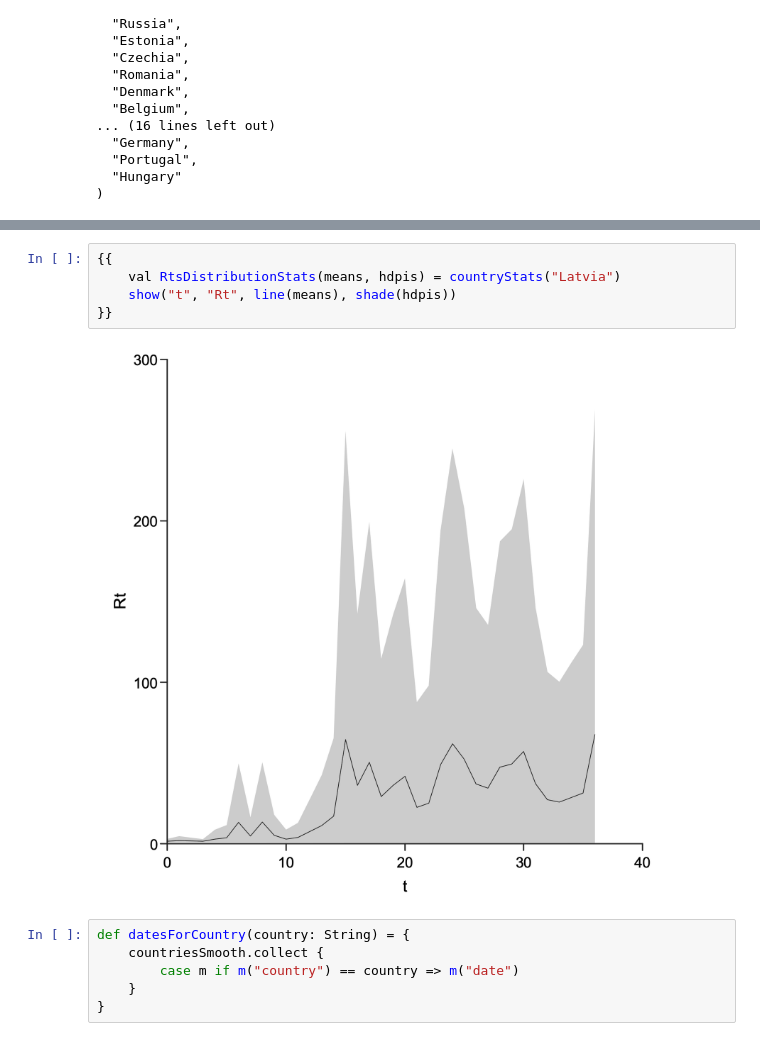
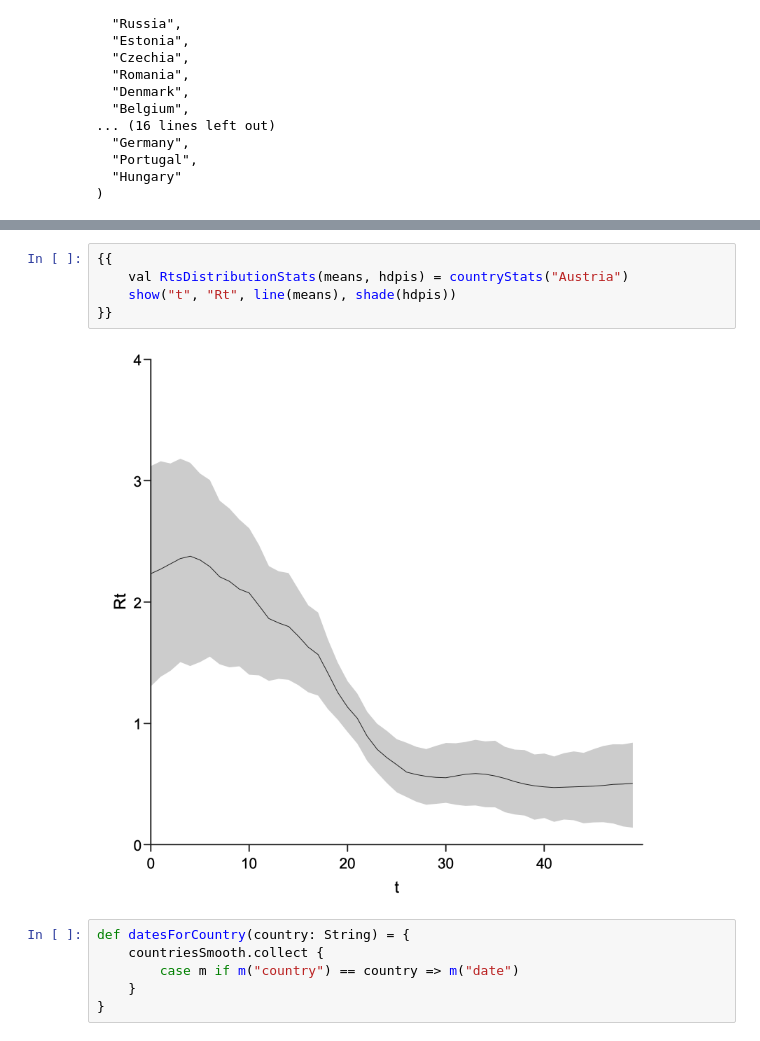
Before and after one commit to pmm-sumo/covid-19, a Jupyter notebook: Rainier.ipynb, the cells around one changed output, grey strips where cells are left out. Cells and saved outputs as stored; diff of their text form.

```diff
--- a/Rainier.ipynb
+++ b/Rainier.ipynb
@@ -269,10 +280,10 @@ Total time: 8s
 # %%
 {{
-    val RtsDistributionStats(means, hdpis) = countryStats("Latvia")
+    val RtsDistributionStats(means, hdpis) = countryStats("Austria")
     show("t", "Rt", line(means), shade(hdpis))
 }}
 # %% [output]
-[figure, old version]
+[figure, new version]
 # %%
 def datesForCountry(country: String) = {
     countriesSmooth.collect {
```
Also changed, not shown: parts of 8 cells of this notebook, 4 other files.
